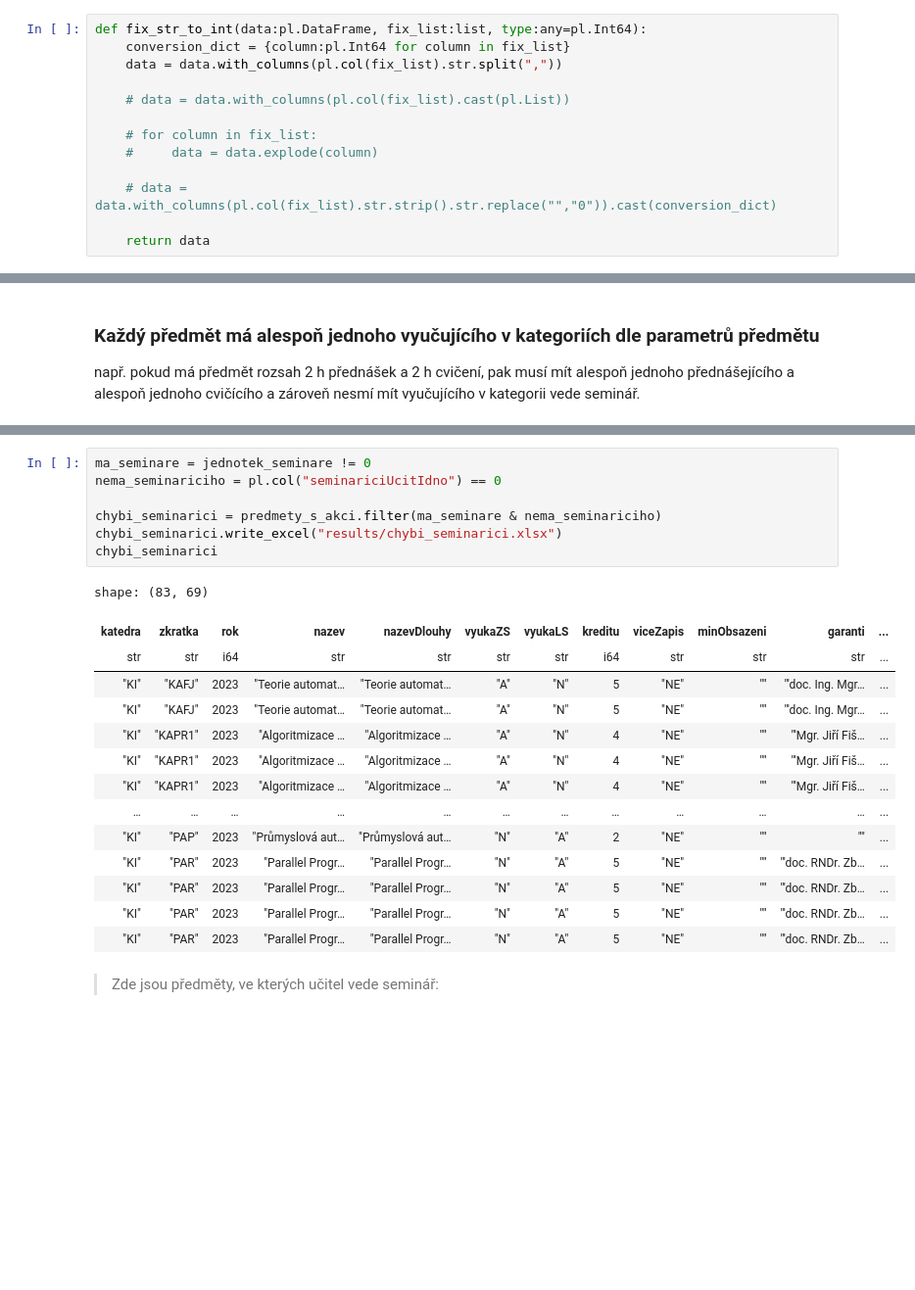
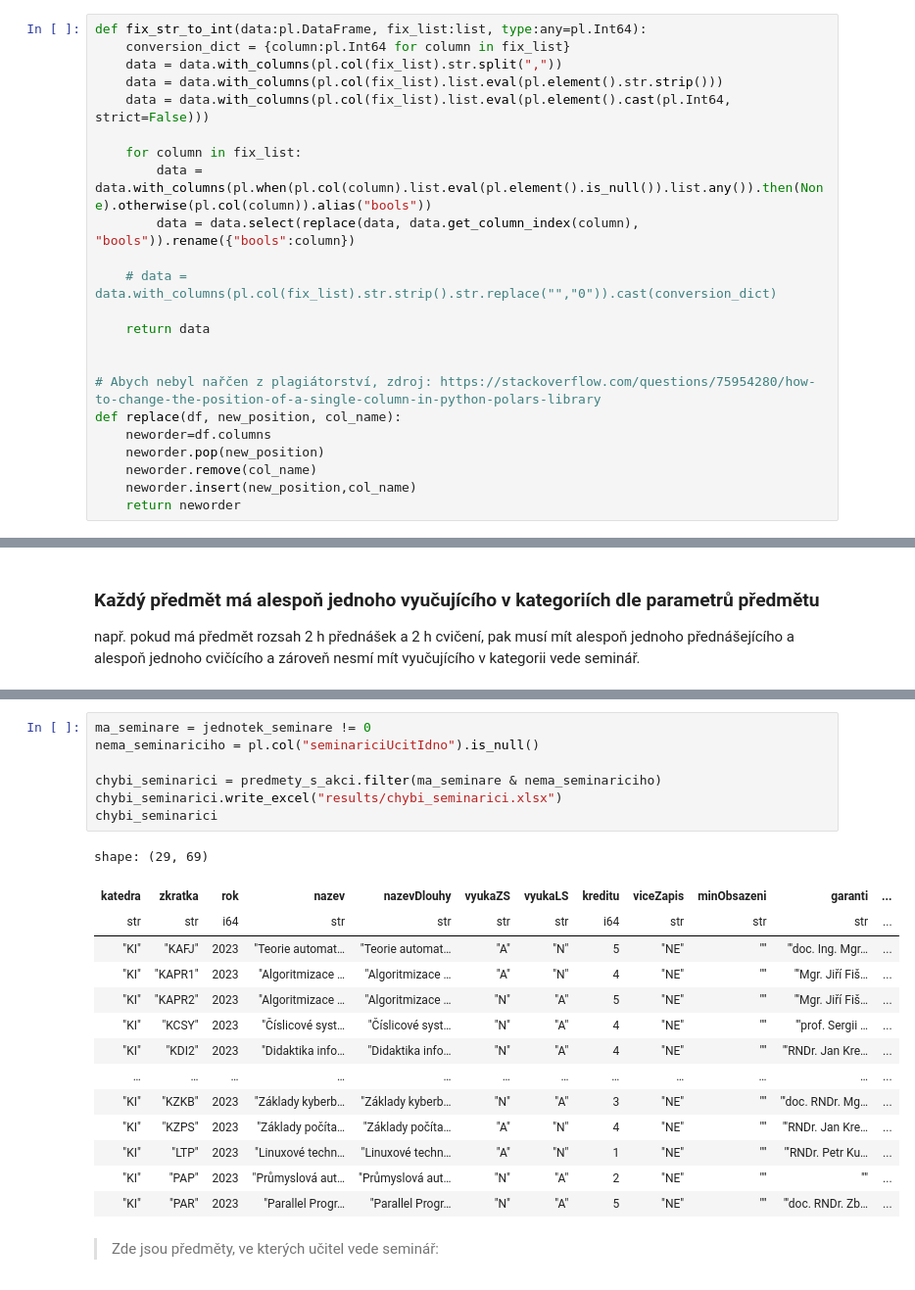
Before and after one commit to MFVS/kontrola-rozvrhu-extended, a Jupyter notebook: stag_bombator1.1.b1.ipynb, the cells around one changed output, grey strips where cells are left out. Shown at 98% size. Cells and saved outputs as stored; diff of their text form; blank space fills up the shorter version.

```diff
--- a/stag_bombator1.1.b1.ipynb
+++ b/stag_bombator1.1.b1.ipynb
@@ -5,15 +5,25 @@ from pprint import pprint
 def fix_str_to_int(data:pl.DataFrame, fix_list:list, type:any=pl.Int64):
     conversion_dict = {column:pl.Int64 for column in fix_list}
     data = data.with_columns(pl.col(fix_list).str.split(","))
+    data = data.with_columns(pl.col(fix_list).list.eval(pl.element().str.strip()))
+    data = data.with_columns(pl.col(fix_list).list.eval(pl.element().cast(pl.Int64, strict=False)))
 
-    # data = data.with_columns(pl.col(fix_list).cast(pl.List))
-
-    # for column in fix_list:
-    #     data = data.explode(column)
+    for column in fix_list:
+        data = data.with_columns(pl.when(pl.col(column).list.eval(pl.element().is_null()).list.any()).then(None).otherwise(pl.col(column)).alias("bools"))
+        data = data.select(replace(data, data.get_column_index(column), "bools")).rename({"bools":column})
 
     # data = data.with_columns(pl.col(fix_list).str.strip().str.replace("","0")).cast(conversion_dict)
 
     return data
+
+
+# Abych nebyl nařčen z plagiátorství, zdroj: https://stackoverflow.com/questions/75954280/how-to-change-the-position-of-a-single-column-in-python-polars-library
+def replace(df, new_position, col_name):
+    neworder=df.columns
+    neworder.pop(new_position)
+    neworder.remove(col_name)
+    neworder.insert(new_position,col_name)
+    return neworder
 # %%
 rozvrh_by_kat = pl.read_csv("source_tables/getRozvrhByKatedra-2023-03-15-17-47.csv").drop("semestr").unique().rename({"predmet" : "zkratka"})
 rozvrh_by_kat = fix_str_to_int(rozvrh_by_kat, ["ucitIdno.ucitel", "vsichniUciteleUcitIdno"])
@@ -180,26 +195,26 @@ shape: (1, 69)
 | "KI" | "BOP" | 2023 | "Odborná praxe" | "Odborná praxe" | "A" | "N" | 24 | "NE" | "" | "" | ... |
 # %%
 ma_seminare = jednotek_seminare != 0
-nema_seminariciho = pl.col("seminariciUcitIdno") == 0
+nema_seminariciho = pl.col("seminariciUcitIdno").is_null()
 
 chybi_seminarici = predmety_s_akci.filter(ma_seminare & nema_seminariciho)
 chybi_seminarici.write_excel("results/chybi_seminarici.xlsx")
 chybi_seminarici
 # %% [output]
-shape: (83, 69)
+shape: (29, 69)
 | katedra | zkratka | rok | nazev | nazevDlouhy | vyukaZS | vyukaLS | kreditu | viceZapis | minObsazeni | garanti | ... |
 | str | str | i64 | str | str | str | str | i64 | str | str | str | ... |
 | "KI" | "KAFJ" | 2023 | "Teorie automat… | "Teorie automat… | "A" | "N" | 5 | "NE" | "" | "'doc. Ing. Mgr… | ... |
-| "KI" | "KAFJ" | 2023 | "Teorie automat… | "Teorie automat… | "A" | "N" | 5 | "NE" | "" | "'doc. Ing. Mgr… | ... |
 | "KI" | "KAPR1" | 2023 | "Algoritmizace … | "Algoritmizace … | "A" | "N" | 4 | "NE" | "" | "'Mgr. Jiří Fiš… | ... |
-| "KI" | "KAPR1" | 2023 | "Algoritmizace … | "Algoritmizace … | "A" | "N" | 4 | "NE" | "" | "'Mgr. Jiří Fiš… | ... |
-| "KI" | "KAPR1" | 2023 | "Algoritmizace … | "Algoritmizace … | "A" | "N" | 4 | "NE" | "" | "'Mgr. Jiří Fiš… | ... |
+| "KI" | "KAPR2" | 2023 | "Algoritmizace … | "Algoritmizace … | "N" | "A" | 5 | "NE" | "" | "'Mgr. Jiří Fiš… | ... |
+| "KI" | "KCSY" | 2023 | "Číslicové syst… | "Číslicové syst… | "N" | "A" | 4 | "NE" | "" | "'prof. Sergii … | ... |
+| "KI" | "KDI2" | 2023 | "Didaktika info… | "Didaktika info… | "N" | "A" | 4 | "NE" | "" | "'RNDr. Jan Kre… | ... |
 | … | … | … | … | … | … | … | … | … | … | … | ... |
+| "KI" | "KZKB" | 2023 | "Základy kyberb… | "Základy kyberb… | "N" | "A" | 3 | "NE" | "" | "'doc. RNDr. Mg… | ... |
+| "KI" | "KZPS" | 2023 | "Základy počíta… | "Základy počíta… | "A" | "N" | 4 | "NE" | "" | "'RNDr. Jan Kre… | ... |
+| "KI" | "LTP" | 2023 | "Linuxové techn… | "Linuxové techn… | "A" | "N" | 1 | "NE" | "" | "'RNDr. Petr Ku… | ... |
 | "KI" | "PAP" | 2023 | "Průmyslová aut… | "Průmyslová aut… | "N" | "A" | 2 | "NE" | "" | "" | ... |
 | "KI" | "PAR" | 2023 | "Parallel Progr… | "Parallel Progr… | "N" | "A" | 5 | "NE" | "" | "'doc. RNDr. Zb… | ... |
-| "KI" | "PAR" | 2023 | "Parallel Progr… | "Parallel Progr… | "N" | "A" | 5 | "NE" | "" | "'doc. RNDr. Zb… | ... |
-| "KI" | "PAR" | 2023 | "Parallel Progr… | "Parallel Progr… | "N" | "A" | 5 | "NE" | "" | "'doc. RNDr. Zb… | ... |
-| "KI" | "PAR" | 2023 | "Parallel Progr… | "Parallel Progr… | "N" | "A" | 5 | "NE" | "" | "'doc. RNDr. Zb… | ... |
 # %% [markdown]
 > Zde jsou předměty, ve kterých učitel vede seminář:
 # %%
```
Also changed, not shown: parts of 14 cells of this notebook, 10 other files.
